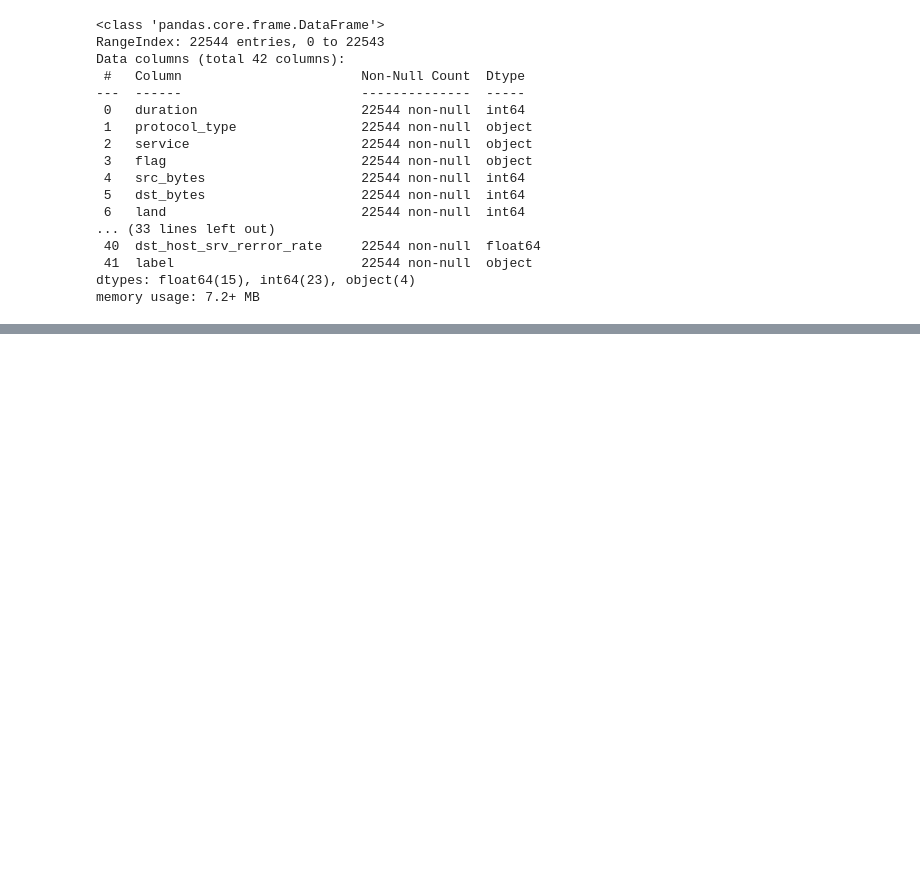
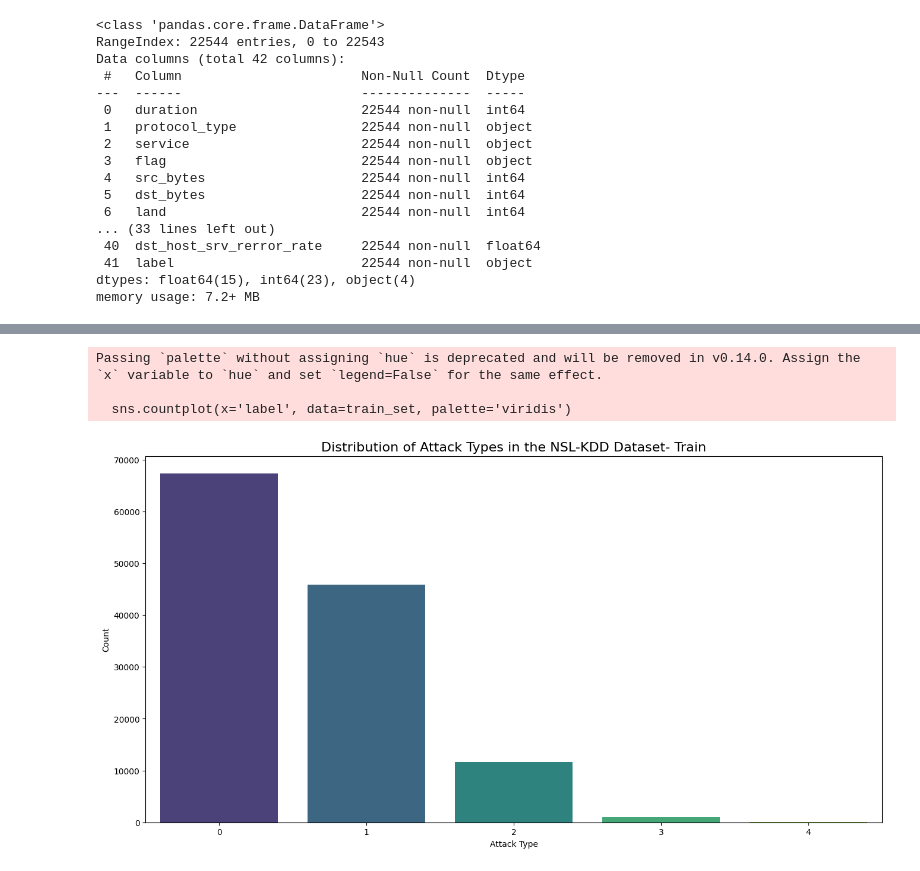
Before and after one commit to Shahriar-Saikat21/Anamoly_Detection_Ensemble_DNN, a Jupyter notebook: model.ipynb, the cells around one changed output, grey strips where cells are left out. Cells and saved outputs as stored; diff of their text form; code cells hidden in the pictures; blank space fills up the shorter version.

Commit message:
Data Label Encoding

```diff
--- a/model.ipynb
+++ b/model.ipynb
@@ -87,0 +117,9 @@ memory usage: 7.2+ MB
+# %%
+train_set_label = train_set['label']
+
+newlabeldf=train_set_label.replace({ 'normal' : 0, 'neptune' : 1 ,'back': 1, 'land': 1, 'pod': 1, 'smurf': 1, 'teardrop': 1,'mailbomb': 1, 'apache2': 1, 'processtable': 1, 'udpstorm': 1, 'worm': 1,
+                           'ipsweep' : 2,'nmap' : 2,'portsweep' : 2,'satan' : 2,'mscan' : 2,'saint' : 2
+                           ,'ftp_write': 3,'guess_passwd': 3,'imap': 3,'multihop': 3,'phf': 3,'spy': 3,'warezclient': 3,'warezmaster': 3,'sendmail': 3,'named': 3,'snmpgetattack': 3,'snmpguess': 3,'xlock': 3,'xsnoop': 3,'httptunnel': 3,
+                           'buffer_overflow': 4,'loadmodule': 4,'perl': 4,'rootkit': 4,'ps': 4,'sqlattack': 4,'xterm': 4})
+
+train_set['label'] = newlabeldf
@@ -87,0 +154,13 @@ memory usage: 7.2+ MB
+# %%
+plt.figure(figsize=(16, 8))
+sns.countplot(x='label', data=train_set, palette='viridis')
+plt.title('Distribution of Attack Types in the NSL-KDD Dataset- Train', fontsize=16)
+plt.xlabel('Attack Type', fontsize=10)
+plt.ylabel('Count', fontsize=10)
+plt.xticks(rotation=0, fontsize=10)
+plt.show()
+# %% [output]
+Passing `palette` without assigning `hue` is deprecated and will be removed in v0.14.0. Assign the `x` variable to `hue` and set `legend=False` for the same effect.
+
+  sns.countplot(x='label', data=train_set, palette='viridis')
+[figure, added]
```
Also changed, not shown: parts of 7 cells of this notebook.
